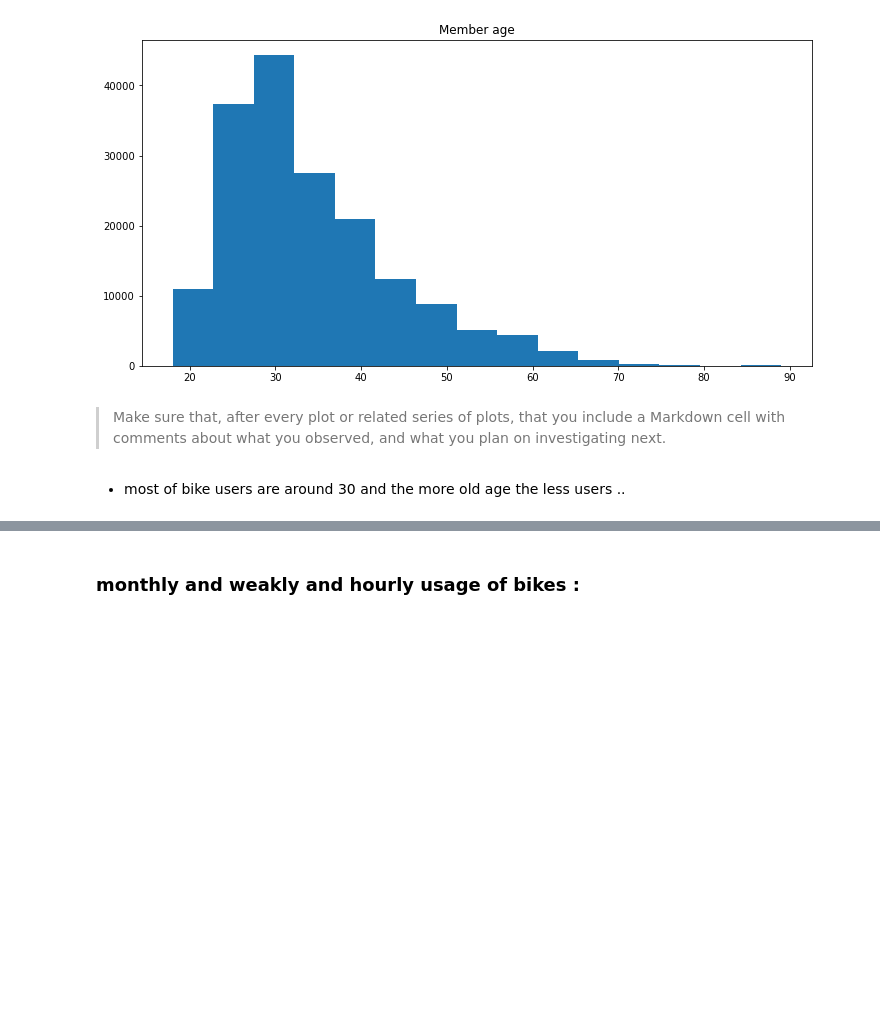
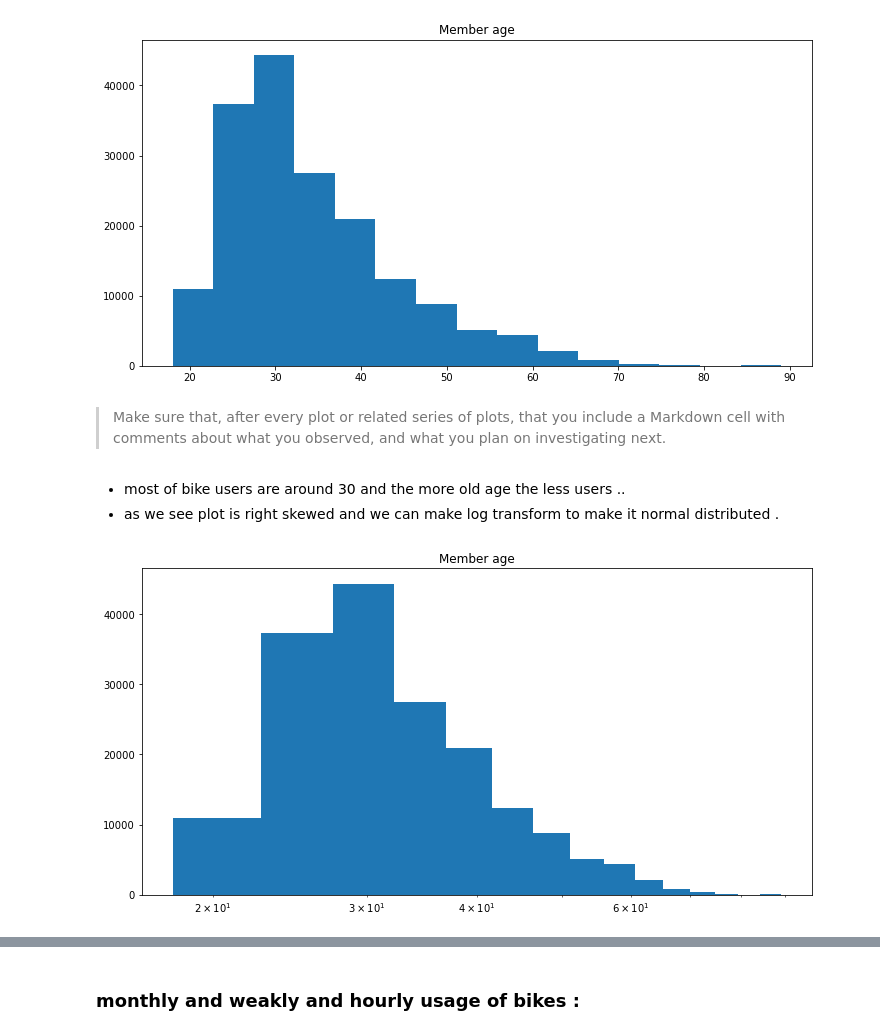
Before and after one commit to Theabdelkader/Communicate-Data-Findings-Ford-GoBike-System, a Jupyter notebook: exploration_template.ipynb, the cells around one changed output, grey strips where cells are left out. Saved outputs shown, nothing was run; the diff lists cells and outputs as text; code cells hidden in the pictures; blank space fills up the shorter version.

Commit message:
Adding Log transform and Ticks and bins to AGE

```diff
--- a/exploration_template.ipynb
+++ b/exploration_template.ipynb
@@ -319,3 +319,13 @@ include a Markdown cell with comments about what you observed, and what
 you plan on investigating next.
 # %% [markdown]
 - most of bike users are around 30 and the more old age the less users ..
+- as we see plot is right skewed and we can make log transform to make it normal distributed .
+# %%
+# plt.xscale('log') as mentioned in class to make logistic transform:
+plt.figure(figsize=(12,6))
+plt.hist(df['Age'],bins = 15);
+plt.title('Member age');
+plt.xscale('log');
+# as we see it became more normalized
+# %% [output]
+[figure, added]
```
Also changed, not shown: parts of 11 cells of this notebook.
